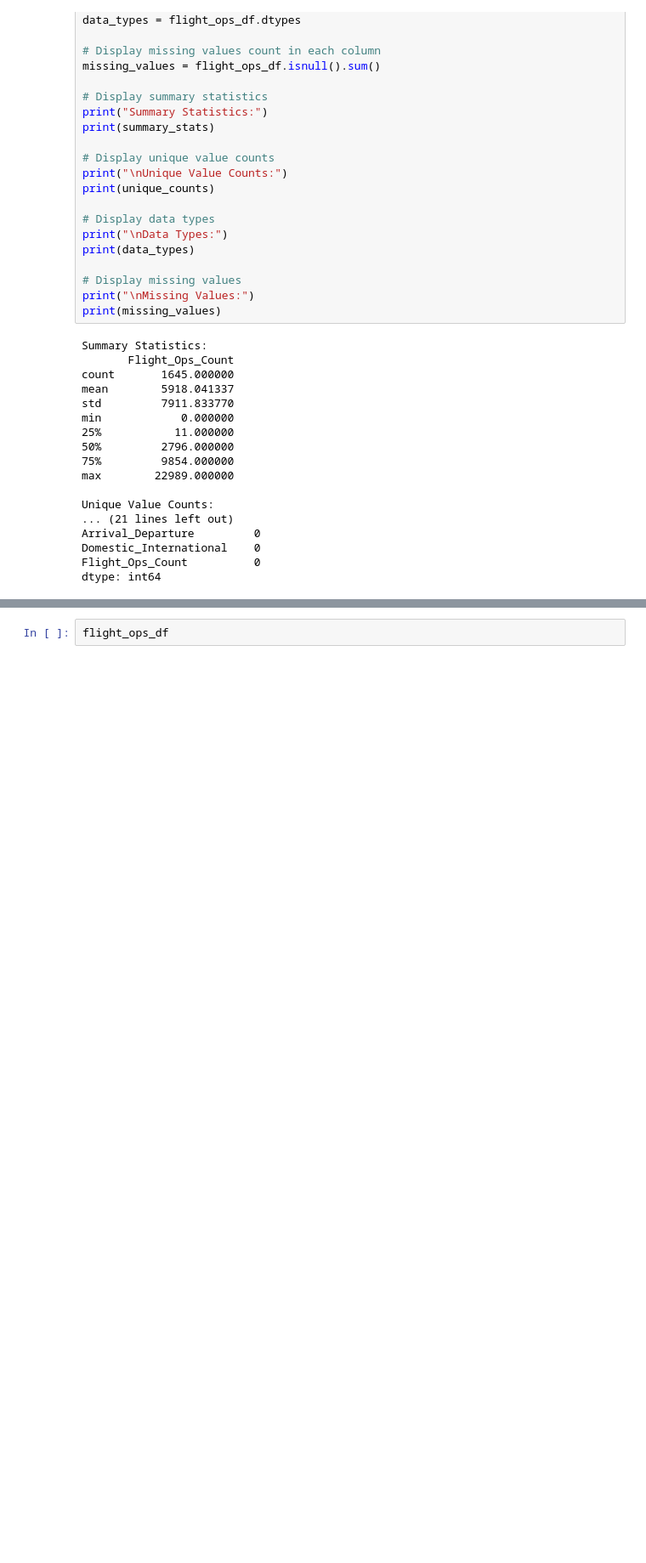
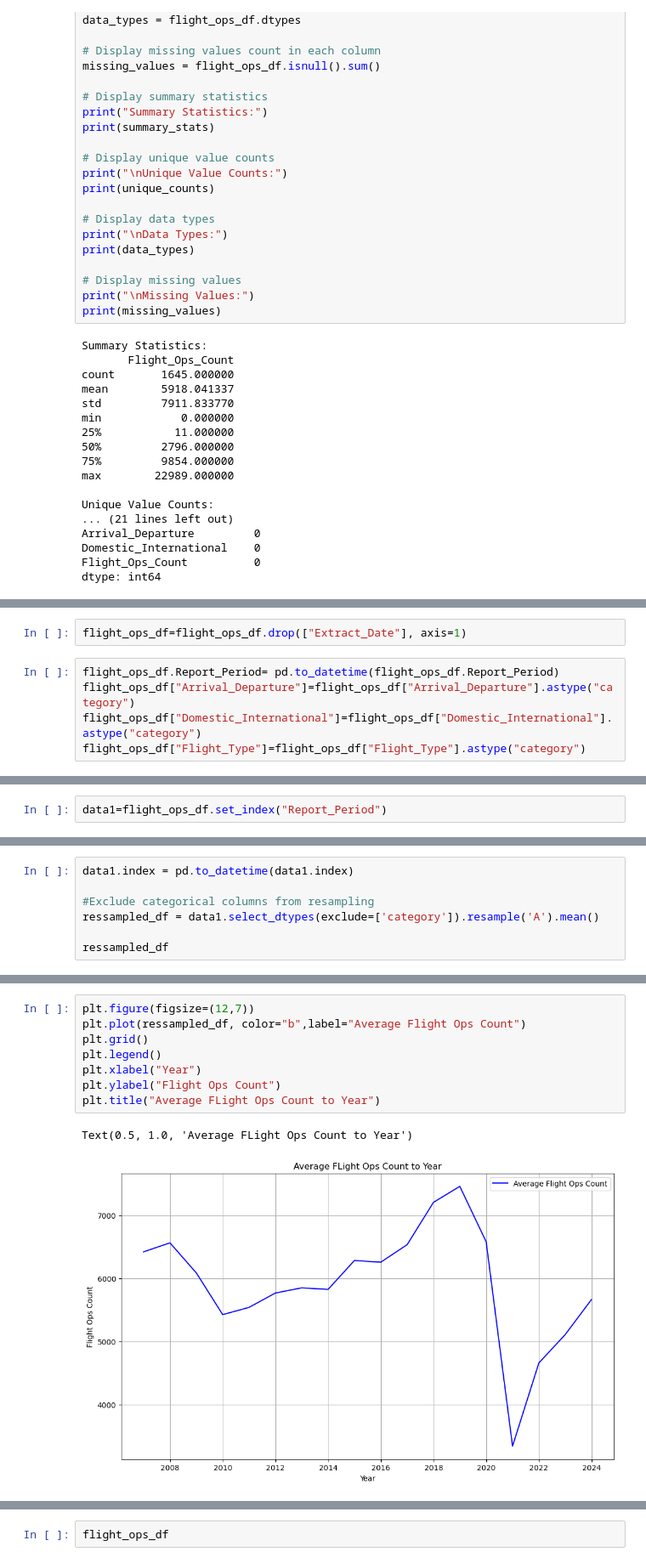
Before and after one commit to IsaganiJulian/LAX_Analysis, a Jupyter notebook: flight_ops/flight_ops.ipynb, the cells around one changed output, grey strips where cells are left out. Shown: that part at 85% size. Cells and saved outputs as stored; diff of their text form; blank space fills up the shorter version.

```diff
--- a/flight_ops/flight_ops.ipynb
+++ b/flight_ops/flight_ops.ipynb
@@ -102,0 +132,7 @@ dtype: int64
+# %%
+flight_ops_df=flight_ops_df.drop(["Extract_Date"], axis=1)
+# %%
+flight_ops_df.Report_Period= pd.to_datetime(flight_ops_df.Report_Period)
+flight_ops_df["Arrival_Departure"]=flight_ops_df["Arrival_Departure"].astype("category")
+flight_ops_df["Domestic_International"]=flight_ops_df["Domestic_International"].astype("category")
+flight_ops_df["Flight_Type"]=flight_ops_df["Flight_Type"].astype("category")
@@ -102,0 +148,2 @@ dtype: int64
+# %%
+data1=flight_ops_df.set_index("Report_Period")
@@ -102,0 +160,7 @@ dtype: int64
+# %%
+data1.index = pd.to_datetime(data1.index)
+
+#Exclude categorical columns from resampling
+ressampled_df = data1.select_dtypes(exclude=['category']).resample('A').mean()
+
+ressampled_df
@@ -102,0 +186,11 @@ dtype: int64
+# %%
+plt.figure(figsize=(12,7))
+plt.plot(ressampled_df, color="b",label="Average Flight Ops Count")
+plt.grid()
+plt.legend()
+plt.xlabel("Year")
+plt.ylabel("Flight Ops Count")
+plt.title("Average FLight Ops Count to Year")
+# %% [output]
+Text(0.5, 1.0, 'Average FLight Ops Count to Year')
+[figure, added]
```
Also changed, not shown: parts of 24 cells of this notebook.
